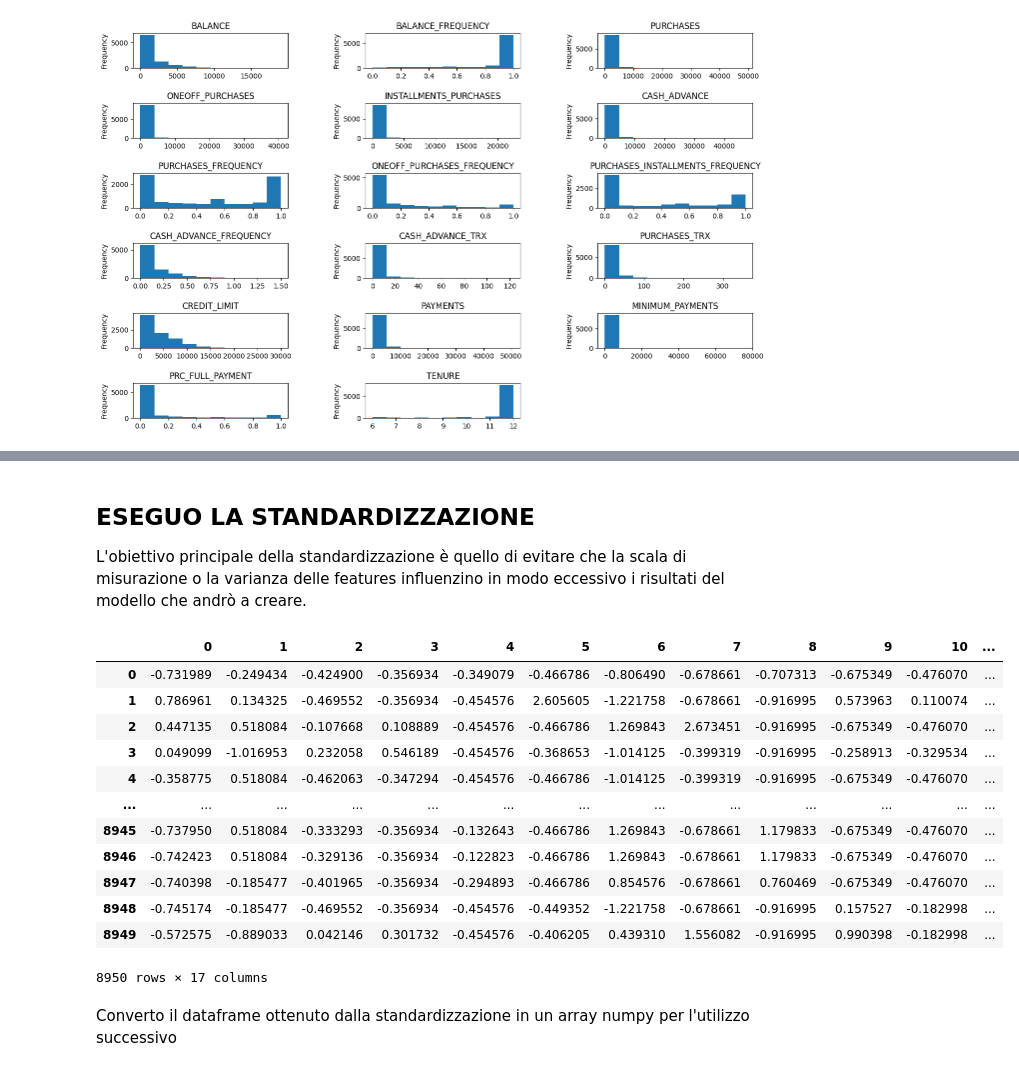
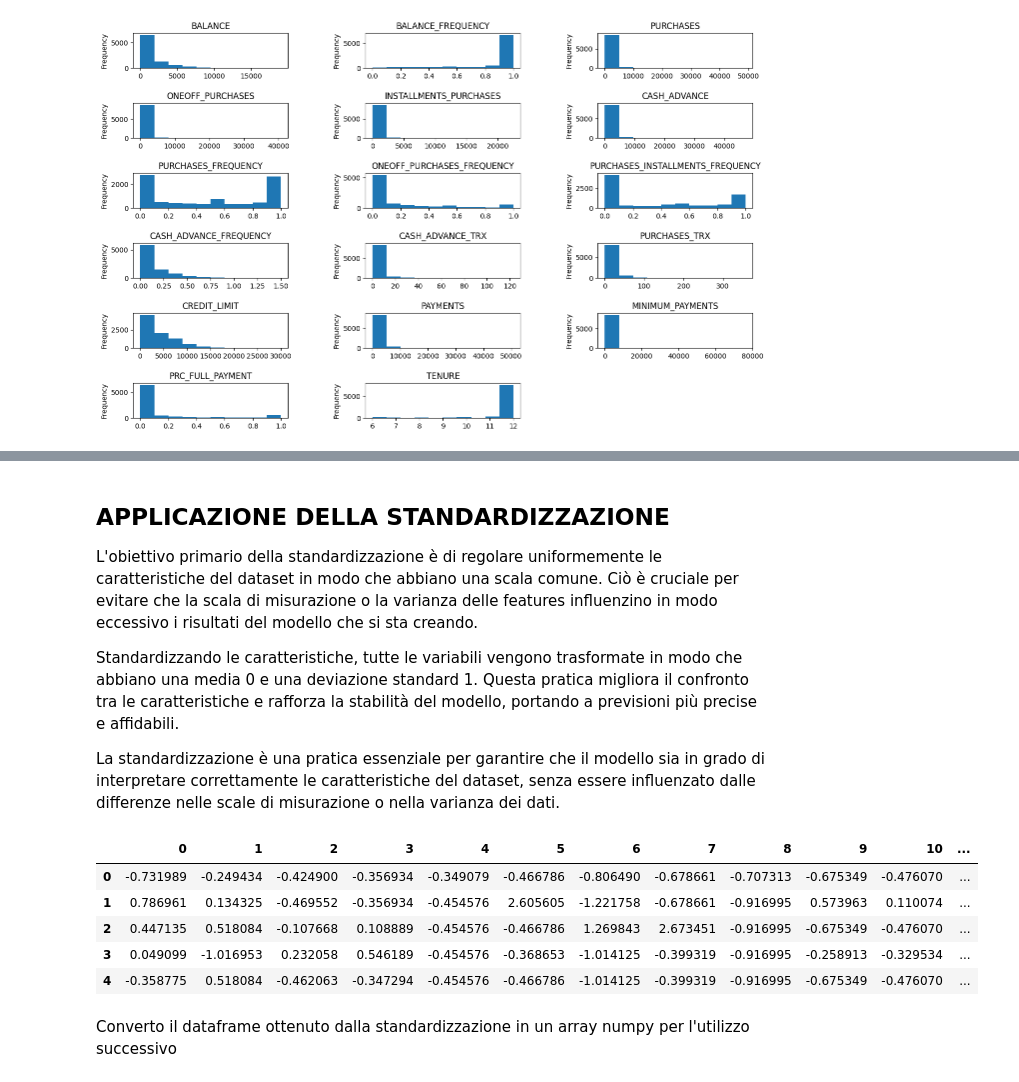
Before and after one commit to cdario79/CustomerSegmentationFinancialServicesCompany, a Jupyter notebook: Segmentazione_della_clientela_di_un'azienda_di_servizi_finanziari.ipynb, the cells around one changed output, grey strips where cells are left out. Saved outputs shown, nothing was run; the diff lists cells and outputs as text; code cells hidden in the pictures.

```diff
--- a/Segmentazione_della_clientela_di_un'azienda_di_servizi_finanziari.ipynb
+++ b/Segmentazione_della_clientela_di_un'azienda_di_servizi_finanziari.ipynb
@@ -565,25 +564,21 @@ df_features
-# %% [markdown]
-## ESEGUO LA STANDARDIZZAZIONE
-
- L'obiettivo principale della standardizzazione è quello di evitare che la scala di misurazione o la varianza delle features influenzino in modo eccessivo i risultati del modello che andrò a creare.
+# %% [markdown]
+## APPLICAZIONE DELLA STANDARDIZZAZIONE
+
+L'obiettivo primario della standardizzazione è di regolare uniformemente le caratteristiche del dataset in modo che abbiano una scala comune. Ciò è cruciale per evitare che la scala di misurazione o la varianza delle features influenzino in modo eccessivo i risultati del modello che si sta creando.
+
+Standardizzando le caratteristiche, tutte le variabili vengono trasformate in modo che abbiano una media 0 e una deviazione standard 1. Questa pratica migliora il confronto tra le caratteristiche e rafforza la stabilità del modello, portando a previsioni più precise e affidabili.
+
+La standardizzazione è una pratica essenziale per garantire che il modello sia in grado di interpretare correttamente le caratteristiche del dataset, senza essere influenzato dalle differenze nelle scale di misurazione o nella varianza dei dati.
 # %%
 df_norm = pd.DataFrame(StandardScaler().fit_transform(df_features))
-
-df_norm
+df_norm.head()
 # %% [output]
 |  | 0 | 1 | 2 | 3 | 4 | 5 | 6 | 7 | 8 | 9 | 10 | ... |
 | 0 | -0.731989 | -0.249434 | -0.424900 | -0.356934 | -0.349079 | -0.466786 | -0.806490 | -0.678661 | -0.707313 | -0.675349 | -0.476070 | ... |
 | 1 | 0.786961 | 0.134325 | -0.469552 | -0.356934 | -0.454576 | 2.605605 | -1.221758 | -0.678661 | -0.916995 | 0.573963 | 0.110074 | ... |
 | 2 | 0.447135 | 0.518084 | -0.107668 | 0.108889 | -0.454576 | -0.466786 | 1.269843 | 2.673451 | -0.916995 | -0.675349 | -0.476070 | ... |
 | 3 | 0.049099 | -1.016953 | 0.232058 | 0.546189 | -0.454576 | -0.368653 | -1.014125 | -0.399319 | -0.916995 | -0.258913 | -0.329534 | ... |
 | 4 | -0.358775 | 0.518084 | -0.462063 | -0.347294 | -0.454576 | -0.466786 | -1.014125 | -0.399319 | -0.916995 | -0.675349 | -0.476070 | ... |
-| ... | ... | ... | ... | ... | ... | ... | ... | ... | ... | ... | ... | ... |
-| 8945 | -0.737950 | 0.518084 | -0.333293 | -0.356934 | -0.132643 | -0.466786 | 1.269843 | -0.678661 | 1.179833 | -0.675349 | -0.476070 | ... |
-| 8946 | -0.742423 | 0.518084 | -0.329136 | -0.356934 | -0.122823 | -0.466786 | 1.269843 | -0.678661 | 1.179833 | -0.675349 | -0.476070 | ... |
-| 8947 | -0.740398 | -0.185477 | -0.401965 | -0.356934 | -0.294893 | -0.466786 | 0.854576 | -0.678661 | 0.760469 | -0.675349 | -0.476070 | ... |
-| 8948 | -0.745174 | -0.185477 | -0.469552 | -0.356934 | -0.454576 | -0.449352 | -1.221758 | -0.678661 | -0.916995 | 0.157527 | -0.182998 | ... |
-| 8949 | -0.572575 | -0.889033 | 0.042146 | 0.301732 | -0.454576 | -0.406205 | 0.439310 | 1.556082 | -0.916995 | 0.990398 | -0.182998 | ... |
-8950 rows × 17 columns
 # %% [markdown]
 Converto il dataframe ottenuto dalla standardizzazione in un array numpy per l'utilizzo successivo
 # %%
```
Also changed, not shown: parts of 46 cells of this notebook.
